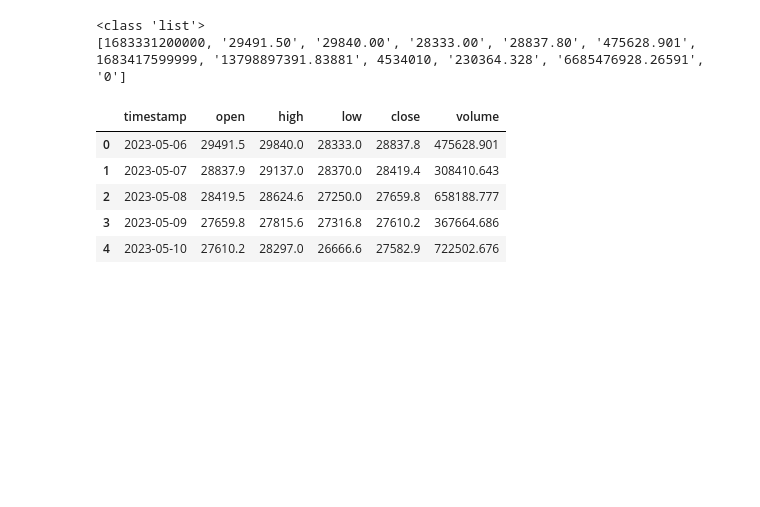
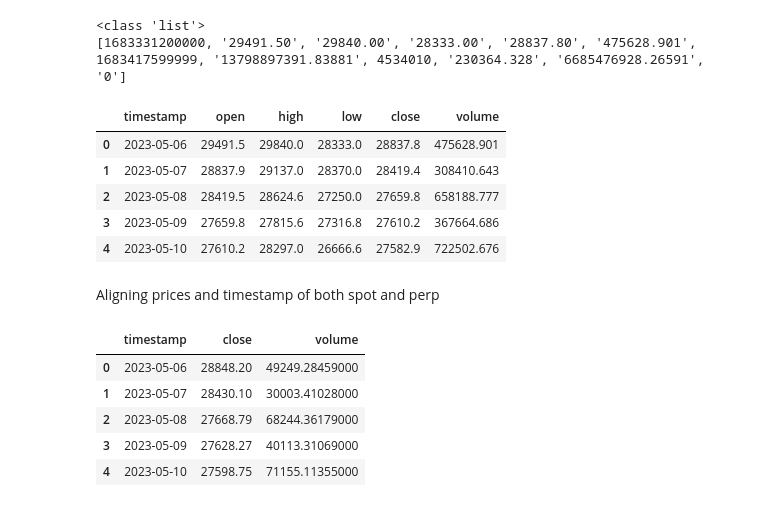
Before and after one commit to eaarowolo25/btc_spot_perp_meanreversion, a Jupyter notebook: notebooks/model.ipynb, the cells around one changed output. Drawn from its saved outputs; the diff is of its cells as text; code cells hidden in the pictures; blank space fills up the shorter version.

```diff
--- a/notebooks/model.ipynb
+++ b/notebooks/model.ipynb
@@ -88,3 +88,18 @@ df_fut.head()
 | 2 | 2023-05-08 | 28419.5 | 28624.6 | 27250.0 | 27659.8 | 658188.777 |
 | 3 | 2023-05-09 | 27659.8 | 27815.6 | 27316.8 | 27610.2 | 367664.686 |
 | 4 | 2023-05-10 | 27610.2 | 28297.0 | 26666.6 | 27582.9 | 722502.676 |
+# %% [markdown]
+Aligning prices and timestamp of both spot and perp
+# %%
+
+df = df.drop("high", axis=1) # axis 0=row, 1=column
+df = df.drop("low", axis=1) #deleting columns individually
+
+df.head()
+# %% [output]
+|  | timestamp | close | volume |
+| 0 | 2023-05-06 | 28848.20 | 49249.28459000 |
+| 1 | 2023-05-07 | 28430.10 | 30003.41028000 |
+| 2 | 2023-05-08 | 27668.79 | 68244.36179000 |
+| 3 | 2023-05-09 | 27628.27 | 40113.31069000 |
+| 4 | 2023-05-10 | 27598.75 | 71155.11355000 |
```
Also changed, not shown: parts of 14 cells of this notebook.
